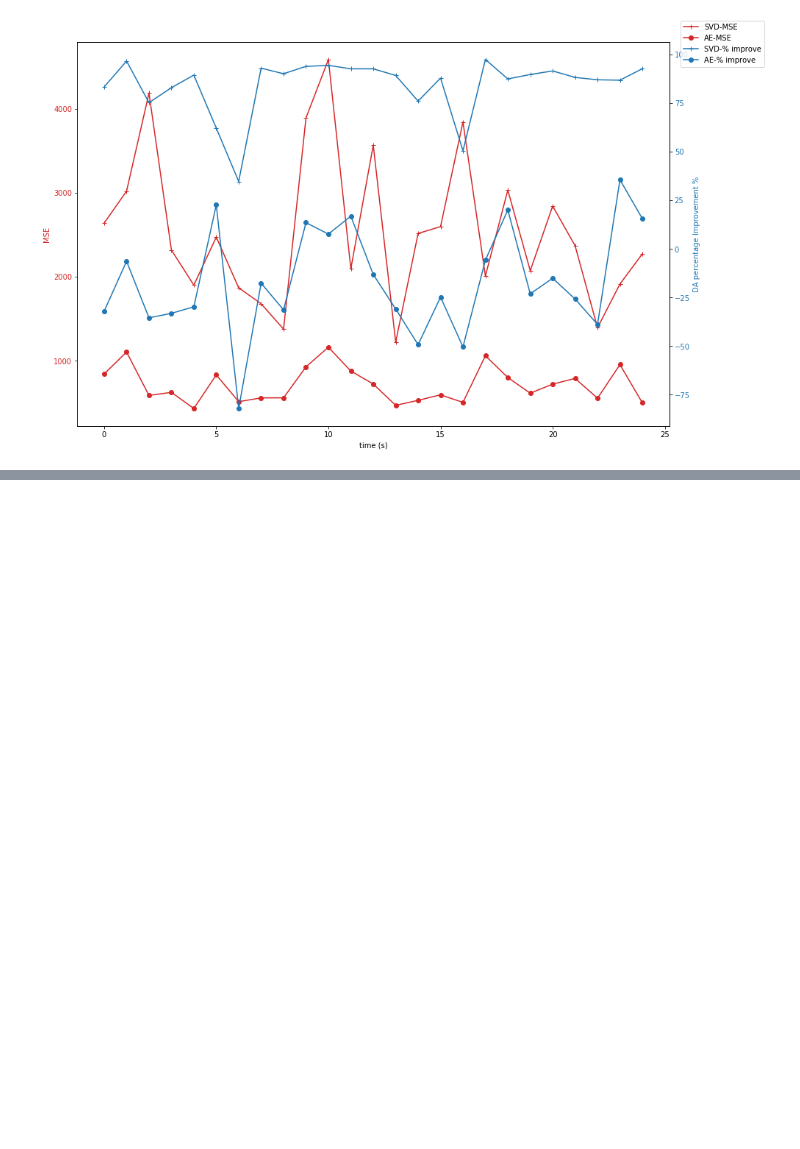
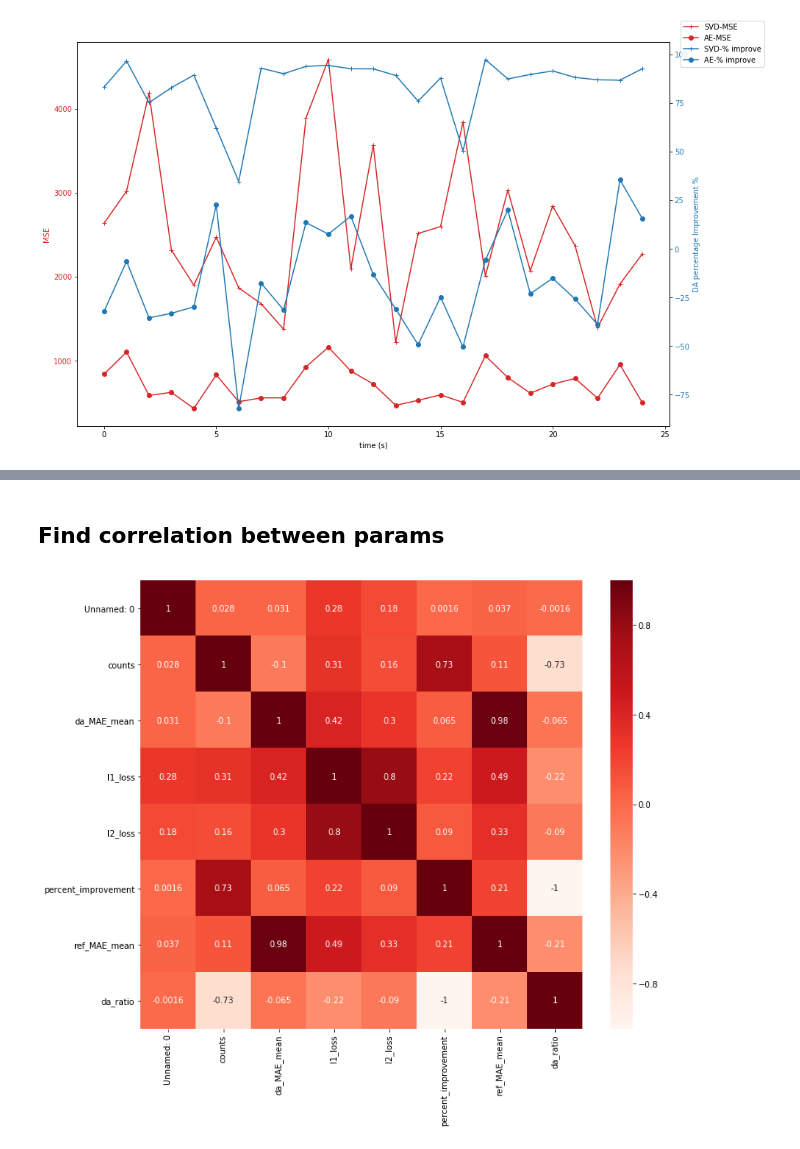
Before and after one commit to julianmack/Data_Assimilation, a Jupyter notebook: notebooks/plot_w_time.ipynb, the cells around one changed output, grey strips where cells are left out. Drawn from its saved outputs; the diff is of its cells as text; code cells hidden in the pictures; blank space fills up the shorter version.

```diff
--- a/notebooks/plot_w_time.ipynb
+++ b/notebooks/plot_w_time.ipynb
@@ -62,0 +108,26 @@ plt.show()
+# %% [markdown]
+## Find correlation between params
+# %%
+#copied from here: https://towardsdatascience.com/feature-selection-with-pandas-e3690ad8504b
+import pandas as pd
+import numpy as np
+import matplotlib
+import matplotlib.pyplot as plt
+import seaborn as sns
+#import statsmodels.api as sm
+%matplotlib inline
+from sklearn.model_selection import train_test_split
+from sklearn.linear_model import LinearRegression
+from sklearn.feature_selection import RFE
+from sklearn.linear_model import RidgeCV, LassoCV, Ridge, Lasso
+#ADD column to df
+
+df_AE["da_ratio"] = df_AE["da_MAE_mean"] / df_AE["ref_MAE_mean"]
+
+#Using Pearson Correlation
+plt.figure(figsize=(12,10))
+cor = df_AE.corr()
+sns.heatmap(cor, annot=True, cmap=plt.cm.Reds)
+plt.show()
+# %% [output]
+[figure, added]
```
Also changed, not shown: parts of 4 cells of this notebook, 1 other file.
